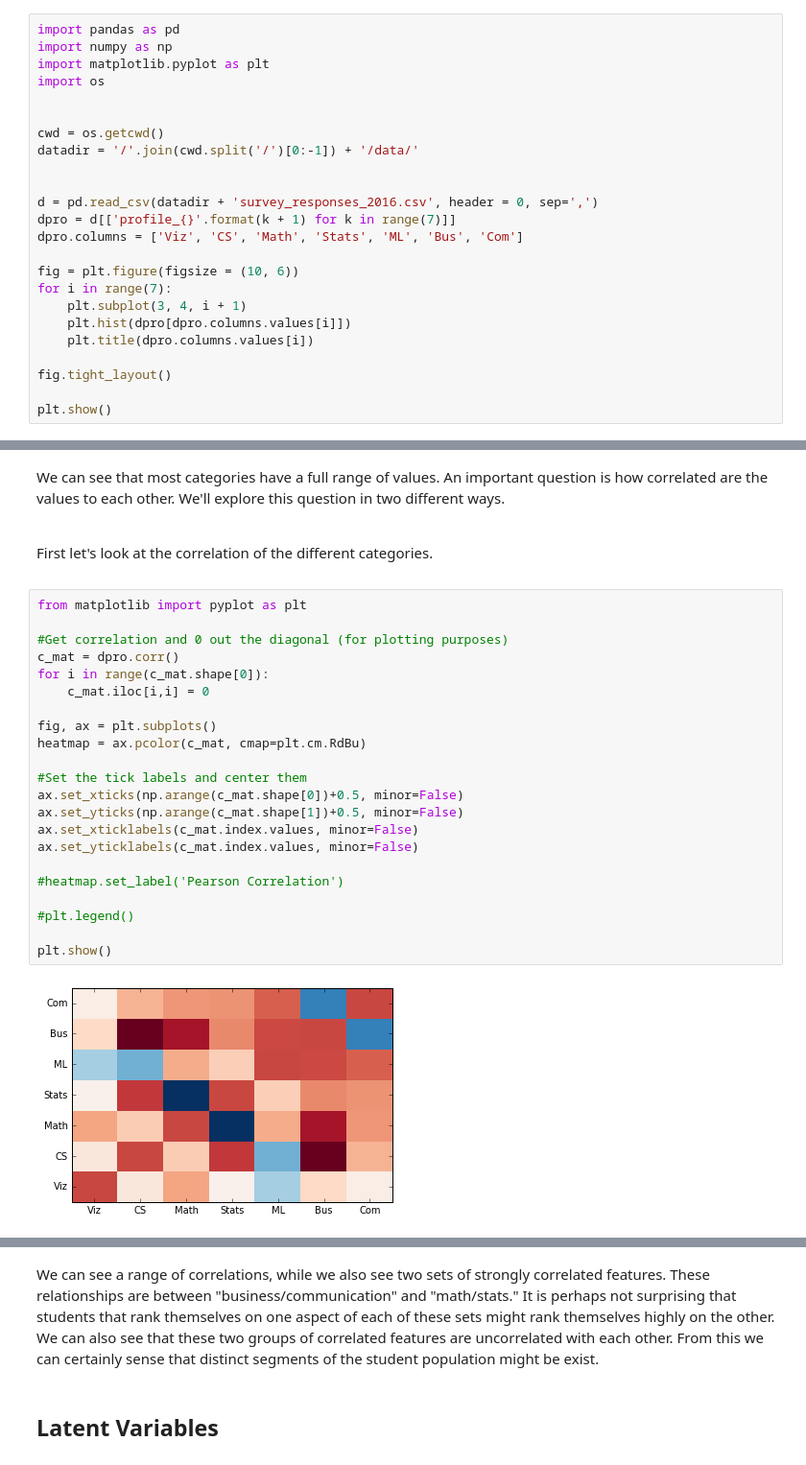
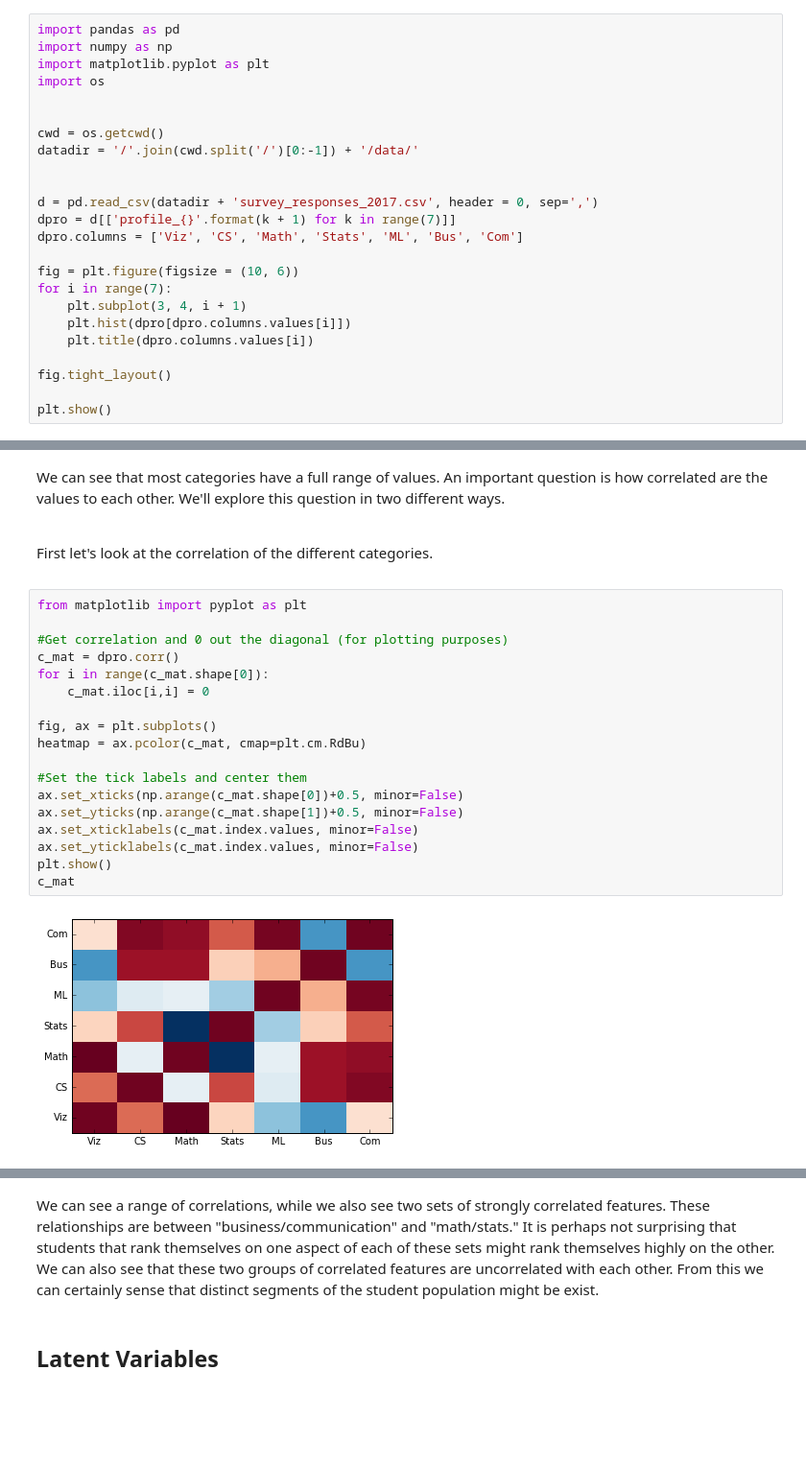
Before and after one commit to briandalessandro/DataScienceCourse, a Jupyter notebook: ipython/python35/Lecture_Clustering_3.ipynb, the cells around one changed output, grey strips where cells are left out. Shown: that part at 96% size. Cells and saved outputs as stored; diff of their text form; blank space fills up the shorter version.

```diff
--- a/ipython/python35/Lecture_Clustering_3.ipynb
+++ b/ipython/python35/Lecture_Clustering_3.ipynb
@@ -40,7 +40,7 @@ cwd = os.getcwd()
 datadir = '/'.join(cwd.split('/')[0:-1]) + '/data/'
 
 
-d = pd.read_csv(datadir + 'survey_responses_2016.csv', header = 0, sep=',')
+d = pd.read_csv(datadir + 'survey_responses_2017.csv', header = 0, sep=',')
 dpro = d[['profile_{}'.format(k + 1) for k in range(7)]]
 dpro.columns = ['Viz', 'CS', 'Math', 'Stats', 'ML', 'Bus', 'Com']
 
@@ -63,24 +63,20 @@ First let's look at the correlation of the different categories.
 # %%
 from matplotlib import pyplot as plt
 
 #Get correlation and 0 out the diagonal (for plotting purposes)
 c_mat = dpro.corr()
 for i in range(c_mat.shape[0]):
     c_mat.iloc[i,i] = 0
 
 fig, ax = plt.subplots()
 heatmap = ax.pcolor(c_mat, cmap=plt.cm.RdBu)
 
 #Set the tick labels and center them
 ax.set_xticks(np.arange(c_mat.shape[0])+0.5, minor=False)
 ax.set_yticks(np.arange(c_mat.shape[1])+0.5, minor=False)
 ax.set_xticklabels(c_mat.index.values, minor=False)
 ax.set_yticklabels(c_mat.index.values, minor=False)
-
-#heatmap.set_label('Pearson Correlation')
-
-#plt.legend()
-
 plt.show()
+c_mat
 # %% [output]
-[figure, old version]
+[figure, new version]
```
Also changed, not shown: parts of 11 cells of this notebook, 1 other file.
